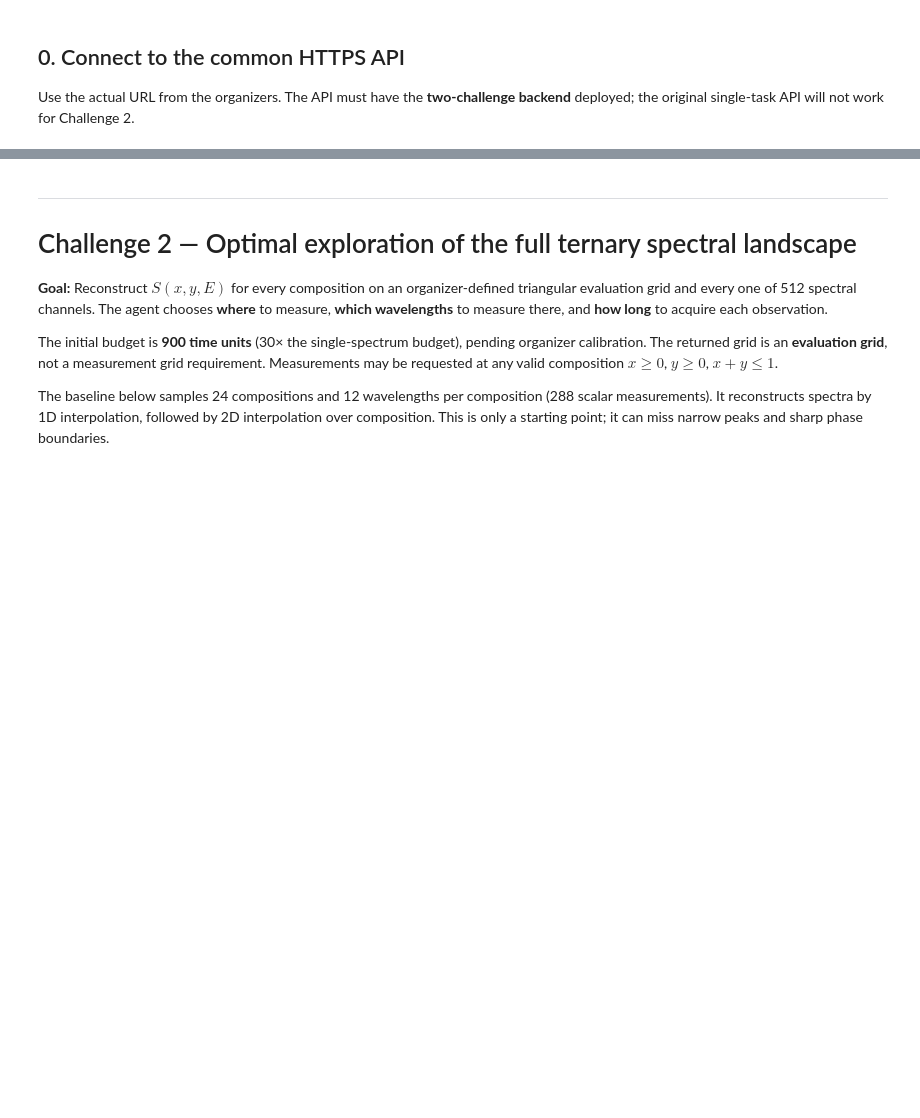
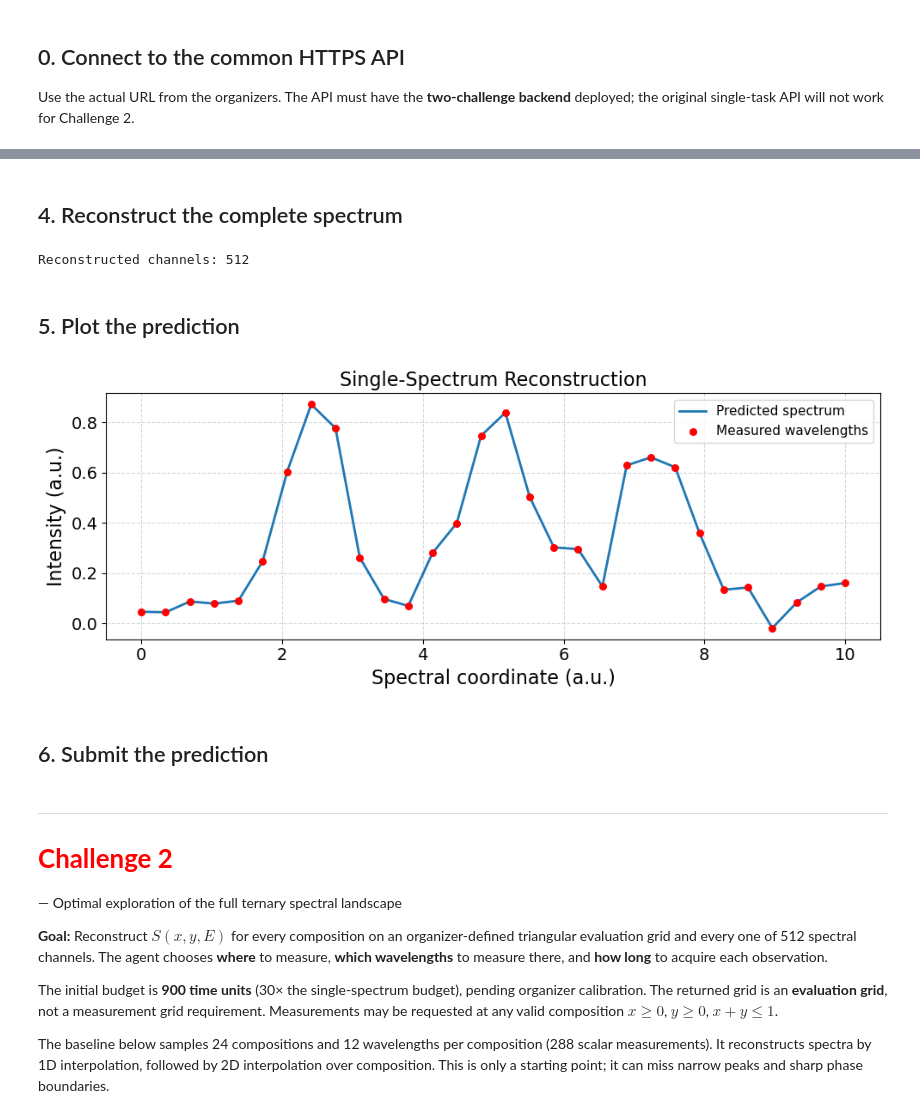
Before and after one commit to KalininGroup/athena_camm_hackathon, a Jupyter notebook: docs/day_23_10302026/ATHENA_Ternary_Spectroscopy.ipynb, the cells around one changed output, grey strips where cells are left out. Saved outputs shown, nothing was run; the diff lists cells and outputs as text; code cells hidden in the pictures; blank space fills up the shorter version.

```diff
--- a/docs/day_23_10302026/ATHENA_Ternary_Spectroscopy.ipynb
+++ b/docs/day_23_10302026/ATHENA_Ternary_Spectroscopy.ipynb
@@ -45,12 +53,0 @@ Only `/pixel` is used. Full-spectrum acquisitions are deliberately unavailable i
-# %%
-episode1 = api("POST", "/session", {"challenge": 1})
-TOKEN1 = episode1["session_id"]
-x1, y1 = info["composition"]["x"], info["composition"]["y"]
-print(f"Episode 1 at (x,y,z)=({x1:.2f}, {y1:.2f}, {1-x1-y1:.2f})")
-print("Budget:", episode1["time_budget"])
-
-def measure1(wavelength, time):
-    return api("POST", "/pixel", {"wavelength":float(wavelength), "time":float(time)}, TOKEN1)
-
-def budget1():
-    return api("GET", "/budget", token=TOKEN1)
@@ -83,0 +131,54 @@ submission1 = {"energy": energy.tolist(), "predicted_intensity": predicted_spect
+# %% [markdown]
+## 4. Reconstruct the complete spectrum
+# %%
+predicted_spectrum1 = np.interp(
+    energy,
+    measured_E1,
+    measured_I1
+)
+
+print("Reconstructed channels:", len(predicted_spectrum1))
+# %% [output]
+Reconstructed channels: 512
+# %% [markdown]
+## 5. Plot the prediction
+# %%
+fig, ax = plt.subplots(figsize=(10, 4))
+
+ax.plot(
+    energy,
+    predicted_spectrum1,
+    lw=2,
+    label="Predicted spectrum"
+)
+
+ax.scatter(
+    measured_E1,
+    measured_I1,
+    color="red",
+    s=30,
+    label="Measured wavelengths",
+    zorder=3
+)
+
+ax.set(
+    xlabel="Spectral coordinate (a.u.)",
+    ylabel="Intensity (a.u.)",
+    title="Single-Spectrum Reconstruction"
+)
+
+ax.set_title("Single-Spectrum Reconstruction", fontsize=16)
+ax.set_xlabel("Spectral coordinate (a.u.)", fontsize=16)
+ax.set_ylabel("Intensity (a.u.)", fontsize=16)
+
+# Make tick labels larger
+ax.tick_params(axis="both", labelsize=14)
+
+ax.legend(fontsize=11, loc = "upper right")
+plt.grid(alpha=0.5, linestyle="--")
+plt.tight_layout()
+plt.show()
+# %% [output]
+[figure, added]
+# %% [markdown]
+##  6. Submit the prediction
@@ -84,6 +194,8 @@ submission1 = {"energy": energy.tolist(), "predicted_intensity": predicted_spect
 # %% [markdown]
 ---
-# Challenge 2 — Optimal exploration of the full ternary spectral landscape
+# <font color ="red">**Challenge 2**</font>
+
+— Optimal exploration of the full ternary spectral landscape
 
 **Goal:** Reconstruct $S(x,y,E)$ for every composition on an organizer-defined triangular evaluation grid and every one of 512 spectral channels. The agent chooses **where** to measure, **which wavelengths** to measure there, and **how long** to acquire each observation.
 
```
Also changed, not shown: parts of 28 cells of this notebook.
